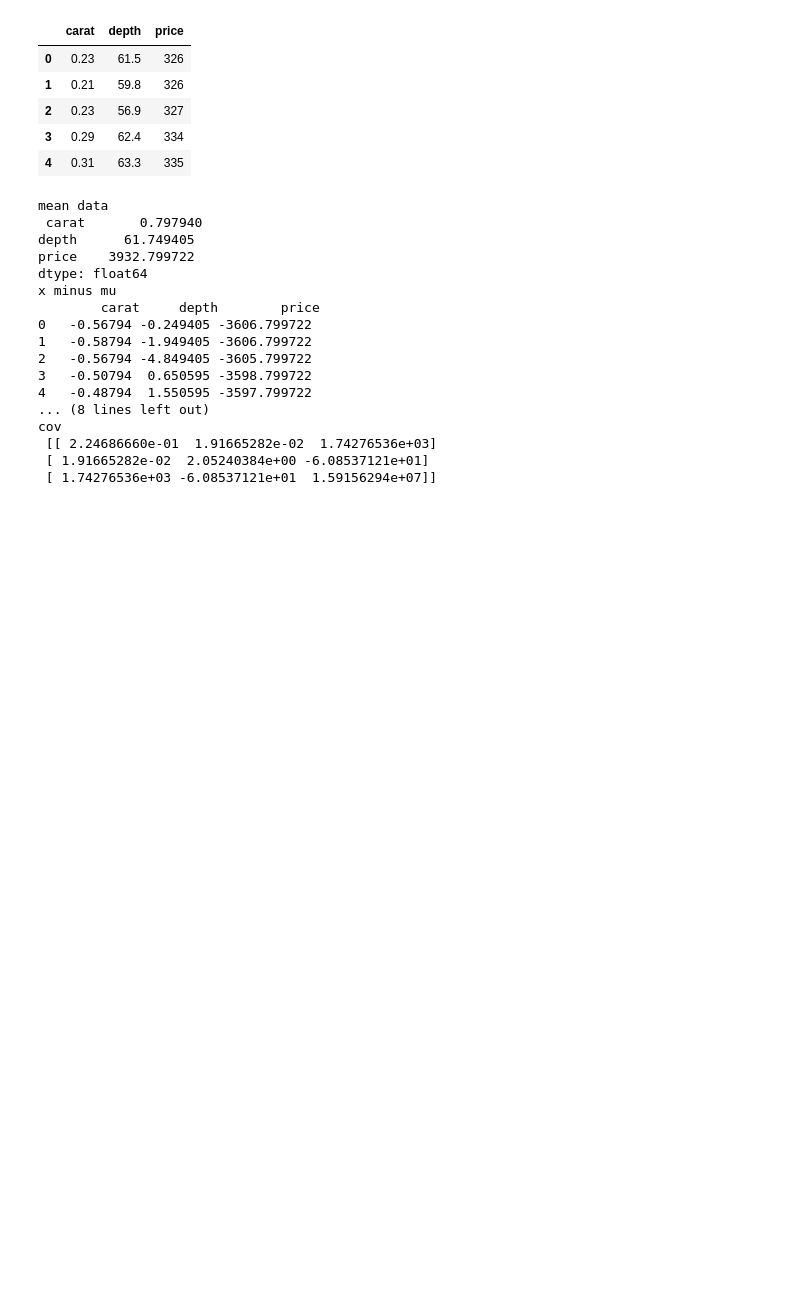
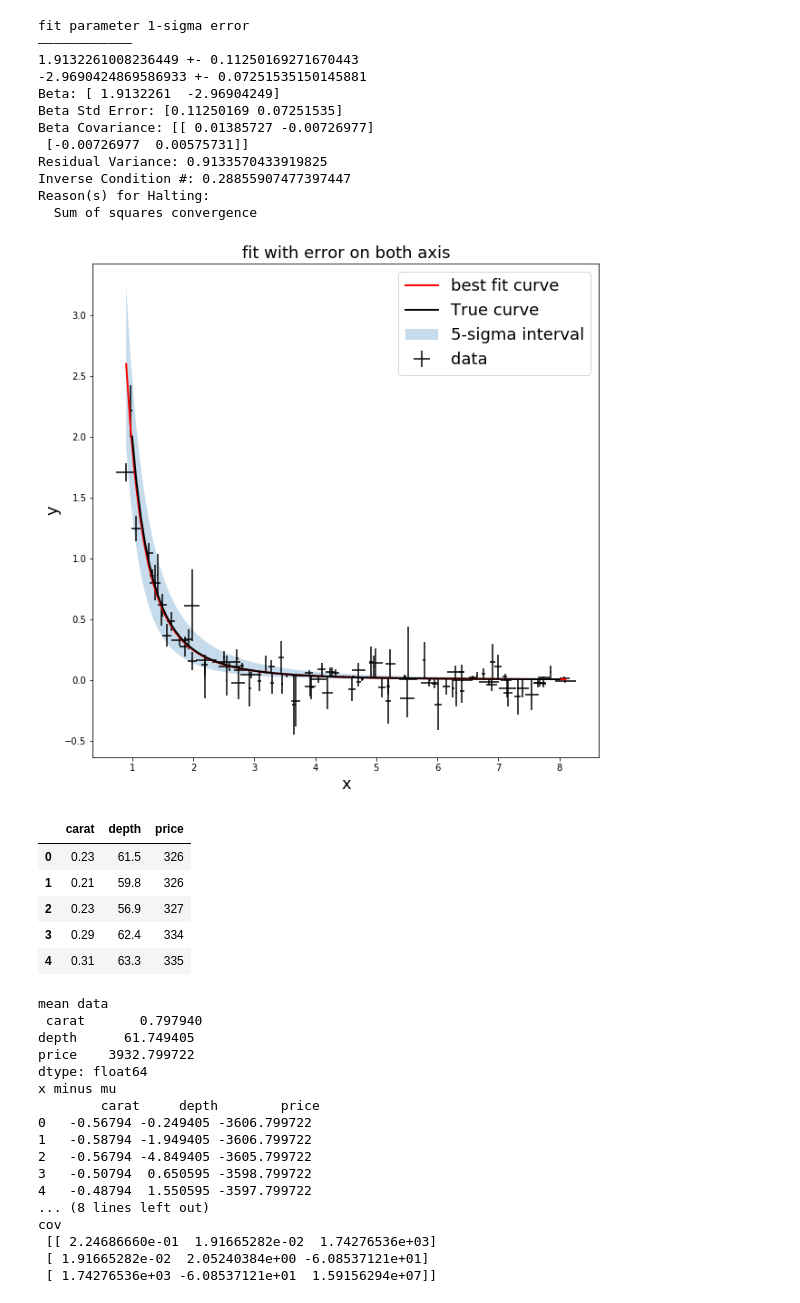
Before and after one commit to clairesworld/exo-top, a Jupyter notebook: notebooks/Untitled.ipynb, the cells around one changed output. Saved outputs shown, nothing was run; the diff lists cells and outputs as text; code cells hidden in the pictures; blank space fills up the shorter version.

```diff
--- a/notebooks/Untitled.ipynb
+++ b/notebooks/Untitled.ipynb
@@ -25,6 +25,81 @@ rc('font',**{'family':'serif','serif':['Times New Roman']})  # latex font for ma
 rc('text', usetex=True)  # turn on for latexy font
 mpl.font_manager._rebuild()
 plt.style.use('dark_background')
+# %%
+##### %matplotlib inline
+import numpy as np
+import matplotlib.pyplot as plt
+from scipy.optimize import curve_fit
+from scipy import odr
+
+def func(p, x):
+    a, b = p
+    return a * x**b
+
+# Model object
+quad_model = odr.Model(func)
+
+# test data and error
+x0 = np.linspace(1, 8, 100)
+y0 = 2 * x0** -3
+noise_x = np.random.normal(0.0, 0.1, len(x0))
+noise_y = np.random.normal(0.0, 0.1, len(x0))
+y = y0 + noise_y
+x = x0 + noise_x
+
+# Create a RealData object
+data = odr.RealData(x, y, sx=noise_x, sy=noise_y)
+
+# Set up ODR with the model and data.
+odr = odr.ODR(data, quad_model, beta0=[0.1, -0.1])
+
+# Run the regression.
+out = odr.run()
+
+#print fit parameters and 1-sigma estimates
+popt = out.beta
+perr = out.sd_beta
+print('fit parameter 1-sigma error')
+print('———————————–')
+for i in range(len(popt)):
+    print(str(popt[i])+' +- '+str(perr[i]))
+out.pprint()
+
+# prepare confidence level curves
+nstd = 5. # to draw 5-sigma intervals
+popt_up = popt + nstd * perr
+popt_dw = popt - nstd * perr
+
+x_fit = np.linspace(min(x), max(x), 100)
+fit = func(popt, x_fit)
+fit_up = func(popt_up, x_fit)
+fit_dw= func(popt_dw, x_fit)
+
+#plot
+fig, ax = plt.subplots(1, figsize=(10,10))
+ax.errorbar(x, y, yerr=noise_y, xerr=noise_x, ecolor='k', fmt='None', label='data')
+plt.xlabel('x', fontsize=18)
+plt.ylabel('y', fontsize=18)
+plt.title('fit with error on both axis', fontsize=18)
+plt.plot(x_fit, fit, 'r', lw=2, label='best fit curve')
+plt.plot(x0, y0, 'k-', lw=2, label='True curve')
+ax.fill_between(x_fit, fit_up, fit_dw, alpha=.25, label='5-sigma interval')
+ax.legend(fontsize=18)
+plt.show()
+# %% [output]
+fit parameter 1-sigma error
+———————————–
+1.9132261008236449 +- 0.11250169271670443
+-2.9690424869586933 +- 0.07251535150145881
+Beta: [ 1.9132261  -2.96904249]
+Beta Std Error: [0.11250169 0.07251535]
+Beta Covariance: [[ 0.01385727 -0.00726977]
+ [-0.00726977  0.00575731]]
+Residual Variance: 0.9133570433919825
+Inverse Condition #: 0.28855907477397447
+Reason(s) for Halting:
+  Sum of squares convergence
+[figure, added]
 # %%
 import pandas as pd
 import numpy as np
```
Also changed, not shown: 1 other file.
